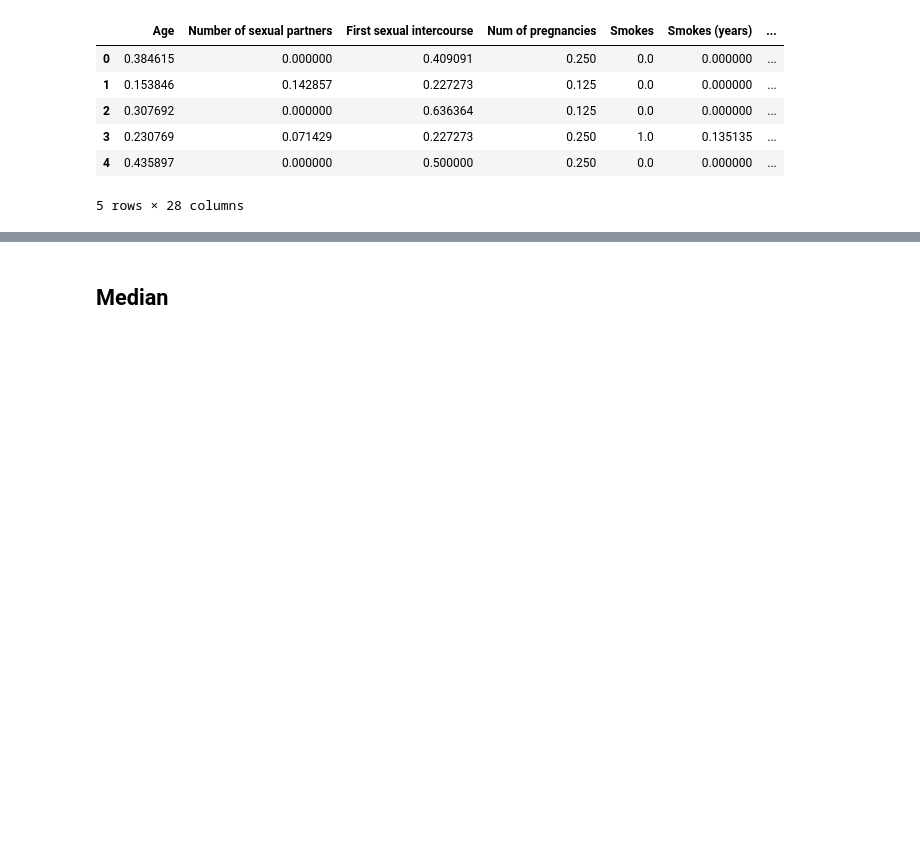
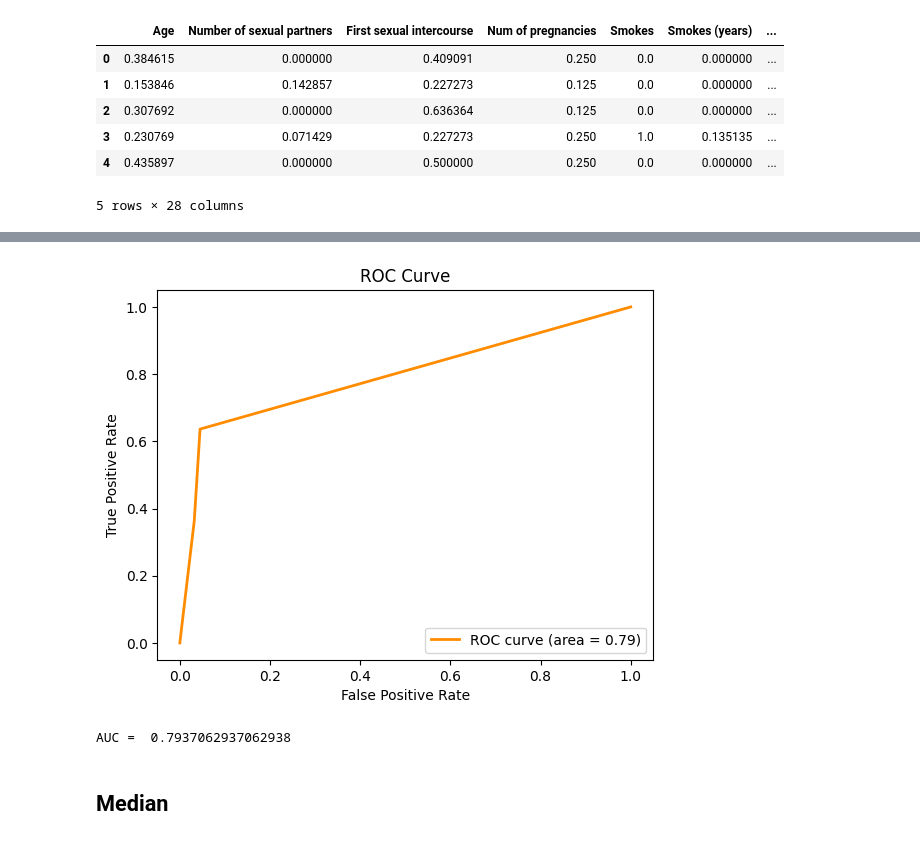
Before and after one commit to PritishWadhwa/DMG-Assignments, a Jupyter notebook: Assignment1/hdtree/src/dt.ipynb, the cells around one changed output, grey strips where cells are left out. Drawn from its saved outputs; the diff is of its cells as text; code cells hidden in the pictures; blank space fills up the shorter version.

```diff
--- a/Assignment1/hdtree/src/dt.ipynb
+++ b/Assignment1/hdtree/src/dt.ipynb
@@ -80,7 +148,7 @@ treeData1Mean = HDTreeClassifier(
                     information_measure=EntropyMeasure(),
                     attribute_names=col_names,
                     max_levels=5,
-                    min_samples_at_leaf=5)
+                    min_samples_at_leaf=10)
 # %%
 treeData1Mean.fit(X_train.values, y_train.values)
 print(treeData1Mean.score(X_train.values, y_train.values))
@@ -97,3 +190,8 @@ treeData1Mean.generate_dot_graph()
+# %%
+getAucRocMetrics(y_test.values, treeData1Mean.predict_proba(X_test.values)[:, 1], 1)
+# %% [output]
+[figure, added]
+AUC =  0.7937062937062938
 # %% [markdown]
 ## Median
 # %%
```
Also changed, not shown: parts of 84 cells of this notebook.
